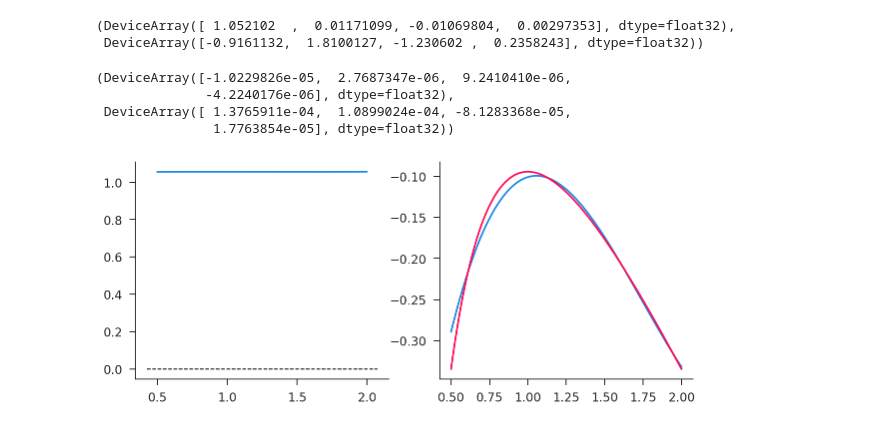
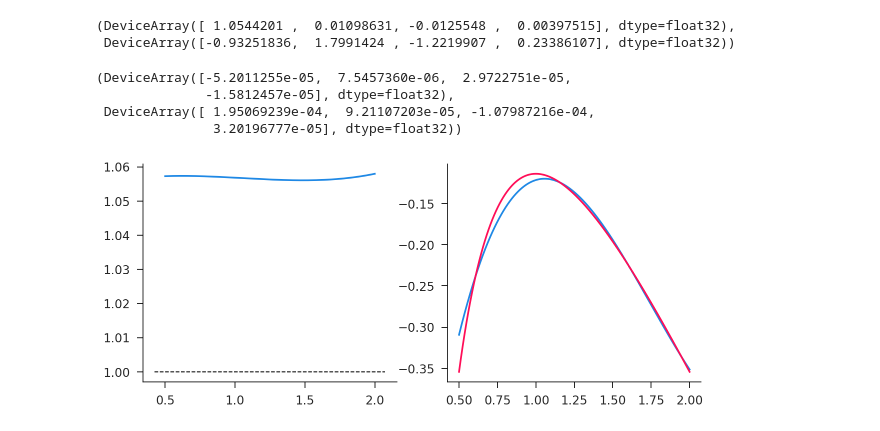
Before and after one commit to iamlemec/simulant, a Jupyter notebook: rl_simple.ipynb, the cells around one changed output. Saved outputs shown, nothing was run; the diff lists cells and outputs as text; code cells hidden in the pictures.

```diff
--- a/rl_simple.ipynb
+++ b/rl_simple.ipynb
@@ -11,18 +16,18 @@ import rl_simple as rls
 # %%
-θp, θv = rls.solve_iterate(R=2000, Δp=0.1, Δv=0.1)
+θp, θv = rls.solve_iterate(R=1000, Δp=0.1, Δv=0.1)
 θp, θv
 # %% [output]
-(DeviceArray([ 1.052102  ,  0.01171099, -0.01069804,  0.00297353], dtype=float32),
- DeviceArray([-0.9161132,  1.8100127, -1.230602 ,  0.2358243], dtype=float32))
+(DeviceArray([ 1.0544201 ,  0.01098631, -0.0125548 ,  0.00397515], dtype=float32),
+ DeviceArray([-0.93251836,  1.7991424 , -1.2219907 ,  0.23386107], dtype=float32))
 # %%
 pgrad = rls.grad_policy_obj(θp, θv)
 vgrad = rls.grad_value_obj(θp, θv)
 pgrad, vgrad
 # %% [output]
-(DeviceArray([-1.0229826e-05,  2.7687347e-06,  9.2410410e-06,
-              -4.2240176e-06], dtype=float32),
- DeviceArray([ 1.3765911e-04,  1.0899024e-04, -8.1283368e-05,
-               1.7763854e-05], dtype=float32))
+(DeviceArray([-5.2011255e-05,  7.5457360e-06,  2.9722751e-05,
+              -1.5812457e-05], dtype=float32),
+ DeviceArray([ 1.95069239e-04,  9.21107203e-05, -1.07987216e-04,
+               3.20196777e-05], dtype=float32))
 # %%
 poly = rls.pol_vec(rls.xgrid, θp)
 value = rls.val_vec(rls.xgrid, θv)
@@ -30,8 +35,8 @@ valuep = rls.eval_policy_vec(rls.xgrid, θp, θv)
 # %%
 fig, (ax0, ax1) = plt.subplots(ncols=2, figsize=(10, 4))
 ax0.plot(rls.xgrid, poly)
 ax1.plot(rls.xgrid, value, rls.xgrid, valuep)
-ax0.hlines(0, *ax0.get_xlim(), color='k', linestyle='--', linewidth=1)
+ax0.hlines(1, *ax0.get_xlim(), color='k', linestyle='--', linewidth=1)
 ax0.scatter(0, 0, color='k', zorder=10);
 # %% [output]
-[figure, old version]
+[figure, new version]
```
Also changed, not shown: parts of 7 cells of this notebook, 4 other files.
